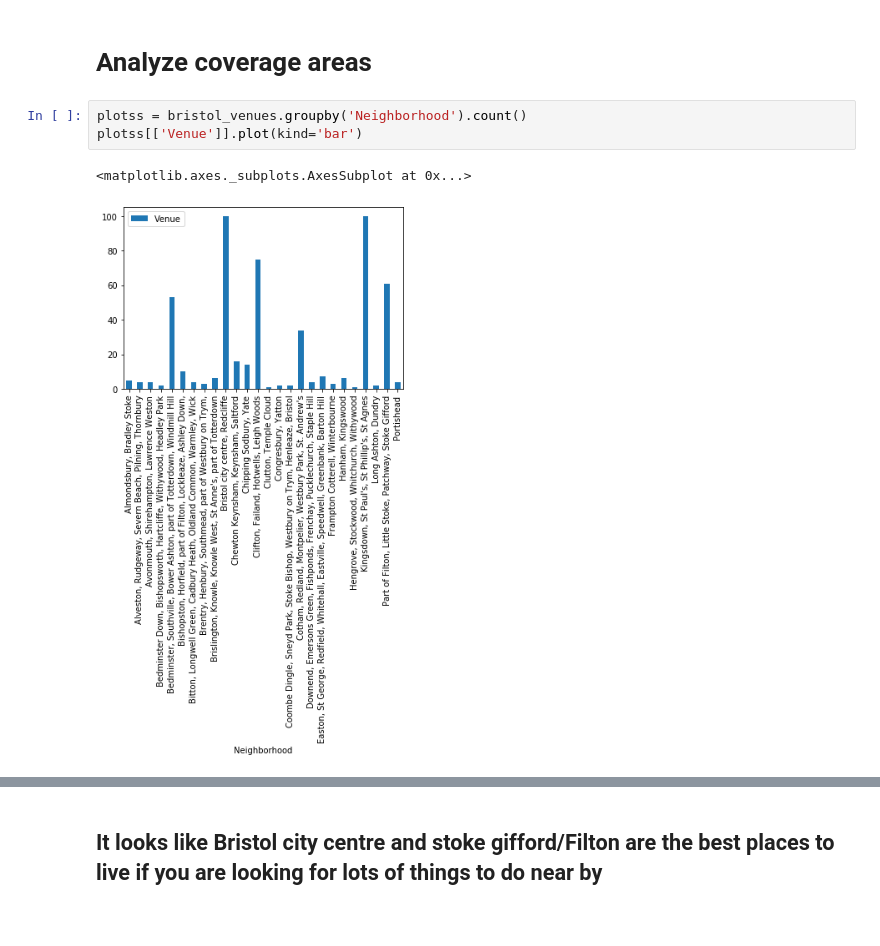
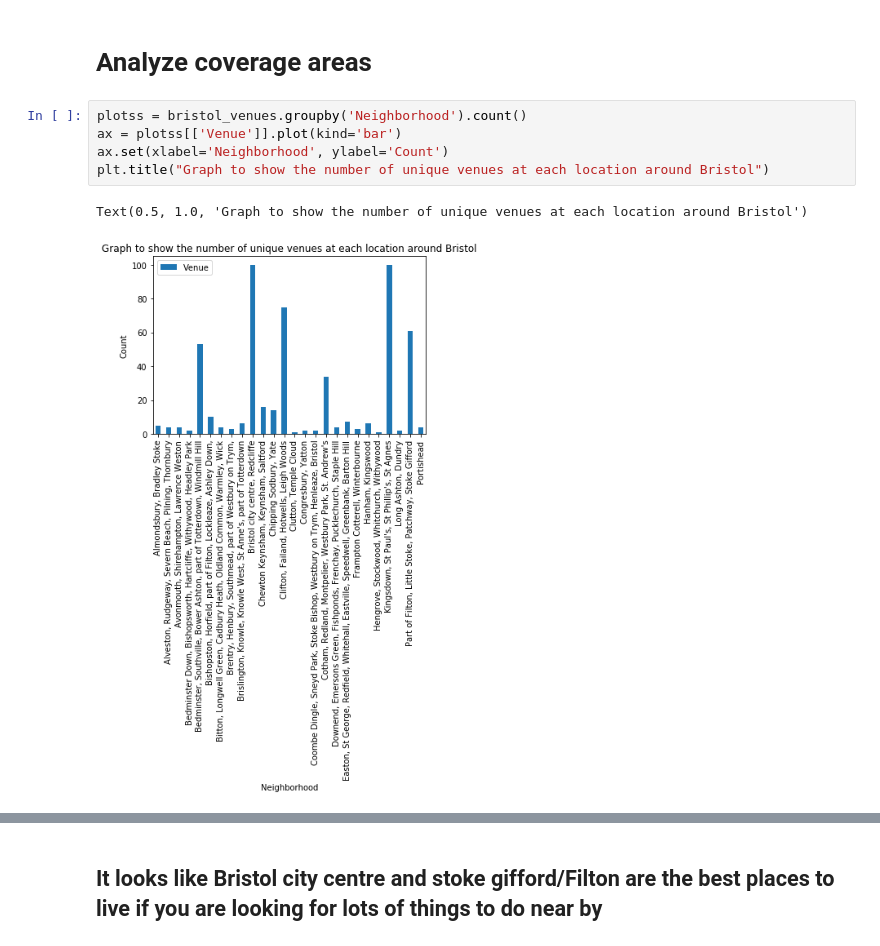
Before and after one commit to Maxim341/Data-Science-Capstone, a Jupyter notebook: final_project/bristol_housing_analysis.ipynb, the cells around one changed output, grey strips where cells are left out. Cells and saved outputs as stored; diff of their text form.

```diff
--- a/final_project/bristol_housing_analysis.ipynb
+++ b/final_project/bristol_housing_analysis.ipynb
@@ -238,10 +238,12 @@ Congresbury, Yatton
 # Analyze coverage areas
 # %%
 plotss = bristol_venues.groupby('Neighborhood').count()
-plotss[['Venue']].plot(kind='bar')
+ax = plotss[['Venue']].plot(kind='bar')
+ax.set(xlabel='Neighborhood', ylabel='Count')
+plt.title("Graph to show the number of unique venues at each location around Bristol")
 # %% [output]
-<matplotlib.axes._subplots.AxesSubplot at 0x...>
+Text(0.5, 1.0, 'Graph to show the number of unique venues at each location around Bristol')
-[figure, old version]
+[figure, new version]
 # %%
 plot2 = bristol_venues.groupby(['Neighborhood','Venue Category'], as_index=False).count()
 plot3 = plot2.groupby('Neighborhood').count()
```
Also changed, not shown: parts of 1 cell of this notebook, 1 other file.
